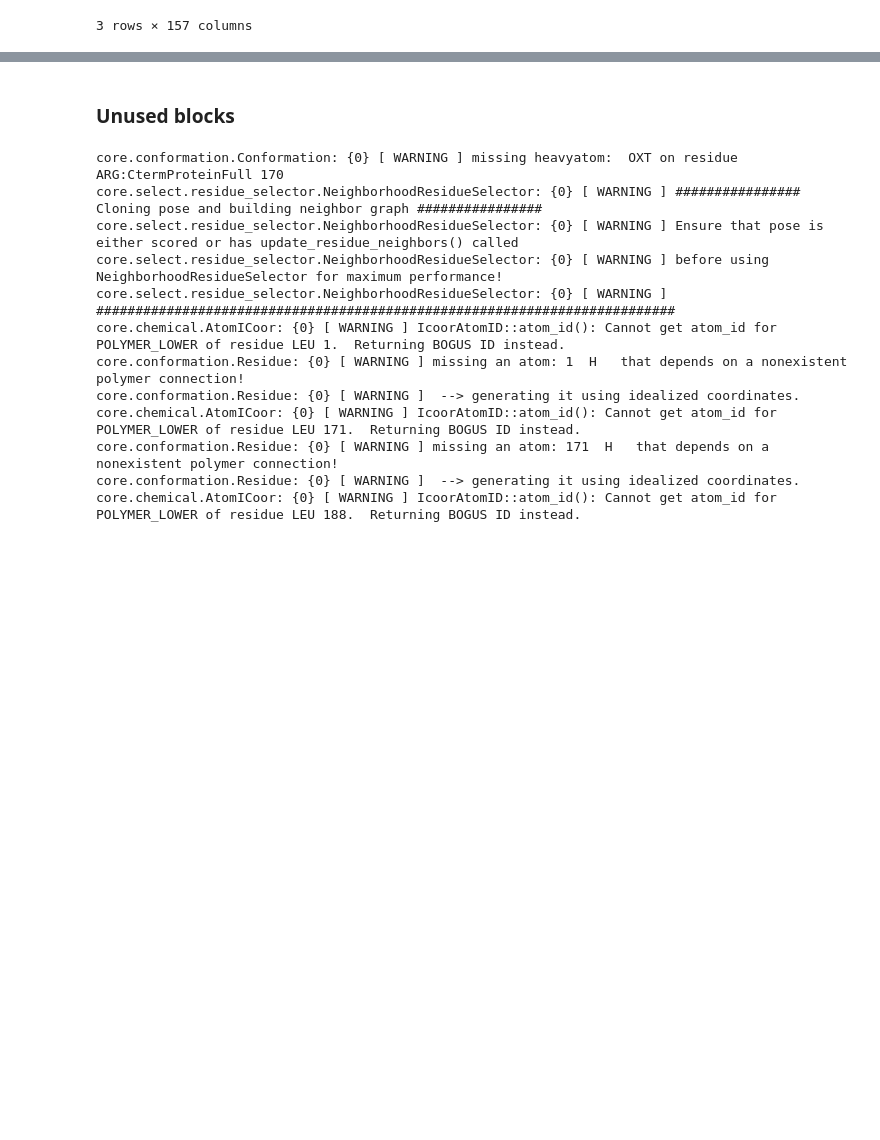
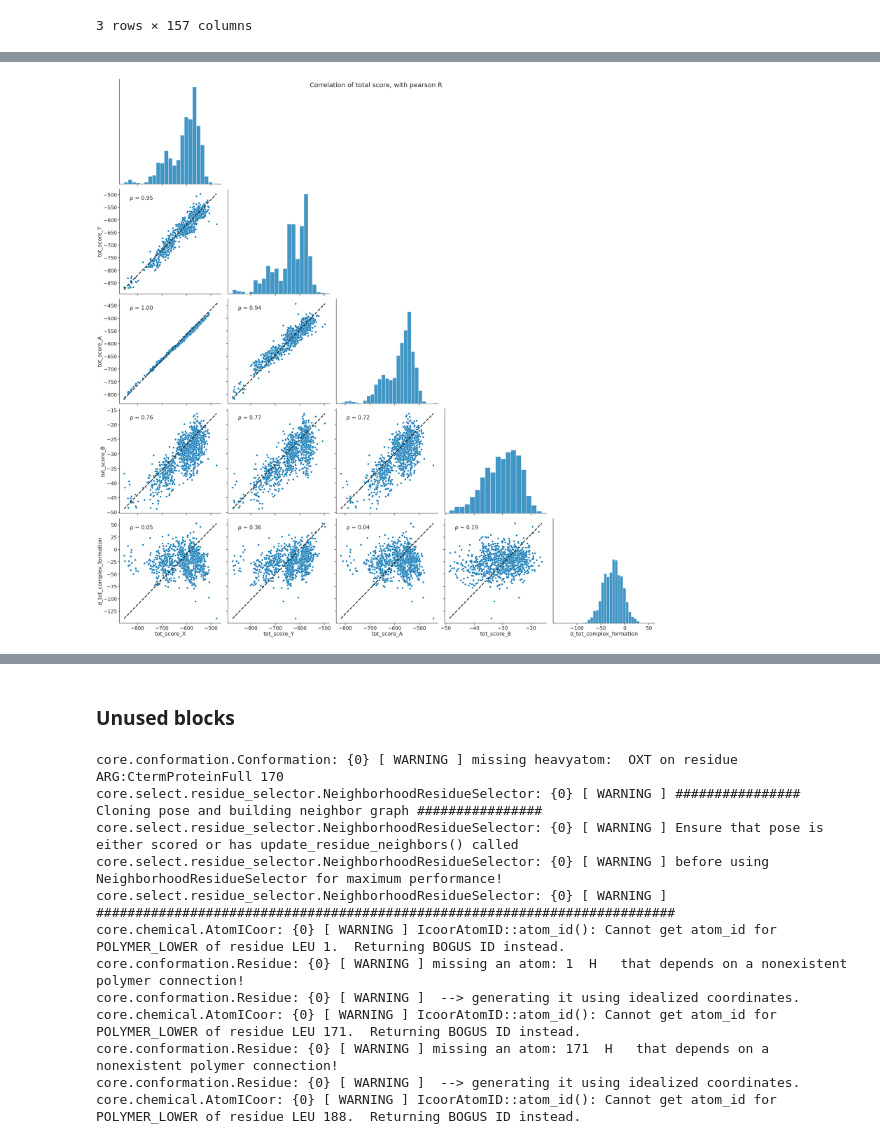
Before and after one commit to proleu/helix_binders, a Jupyter notebook: 06_cleanup_and_order.ipynb, the cells around one changed output, grey strips where cells are left out. Saved outputs shown, nothing was run; the diff lists cells and outputs as text; code cells hidden in the pictures; blank space fills up the shorter version.

```diff
--- a/06_cleanup_and_order.ipynb
+++ b/06_cleanup_and_order.ipynb
@@ -561,0 +624,33 @@ scores_df["state"] = scores_df.apply(row2state, axis=1)
+# %%
+scores_df["d_tot_complex_formation"] = scores_df["tot_score_Y"] - (
+    scores_df["tot_score_A"] + scores_df["tot_score_B"]
+)
+
+tot_score_subset = scores_df[
+    [
+        "tot_score_X",
+        "tot_score_Y",
+        "tot_score_A",
+        "tot_score_B",
+        "d_tot_complex_formation",
+        "parent",
+    ]
+]
+
+ax = sns.pairplot(
+    data=tot_score_subset.sample(frac=0.1), hue="parent", corner=True, height=8
+)
+plt.suptitle("Correlation of total score, split by parent")
+sns.despine()
+plt.savefig("figs/06_correlations_tot_score_split_by_parent.png")
+
+plt.close()
+
+ax = sns.pairplot(data=tot_score_subset.sample(frac=0.1), corner=True, height=8)
+ax.map_lower(rho)
+ax.map_offdiag(plot_unity)
+plt.suptitle("Correlation of total score, with pearson R")
+sns.despine()
+plt.savefig("figs/06_correlations_tot_score.png")
+# %% [output]
+[figure, added]
```
Also changed, not shown: parts of 6 cells of this notebook.
